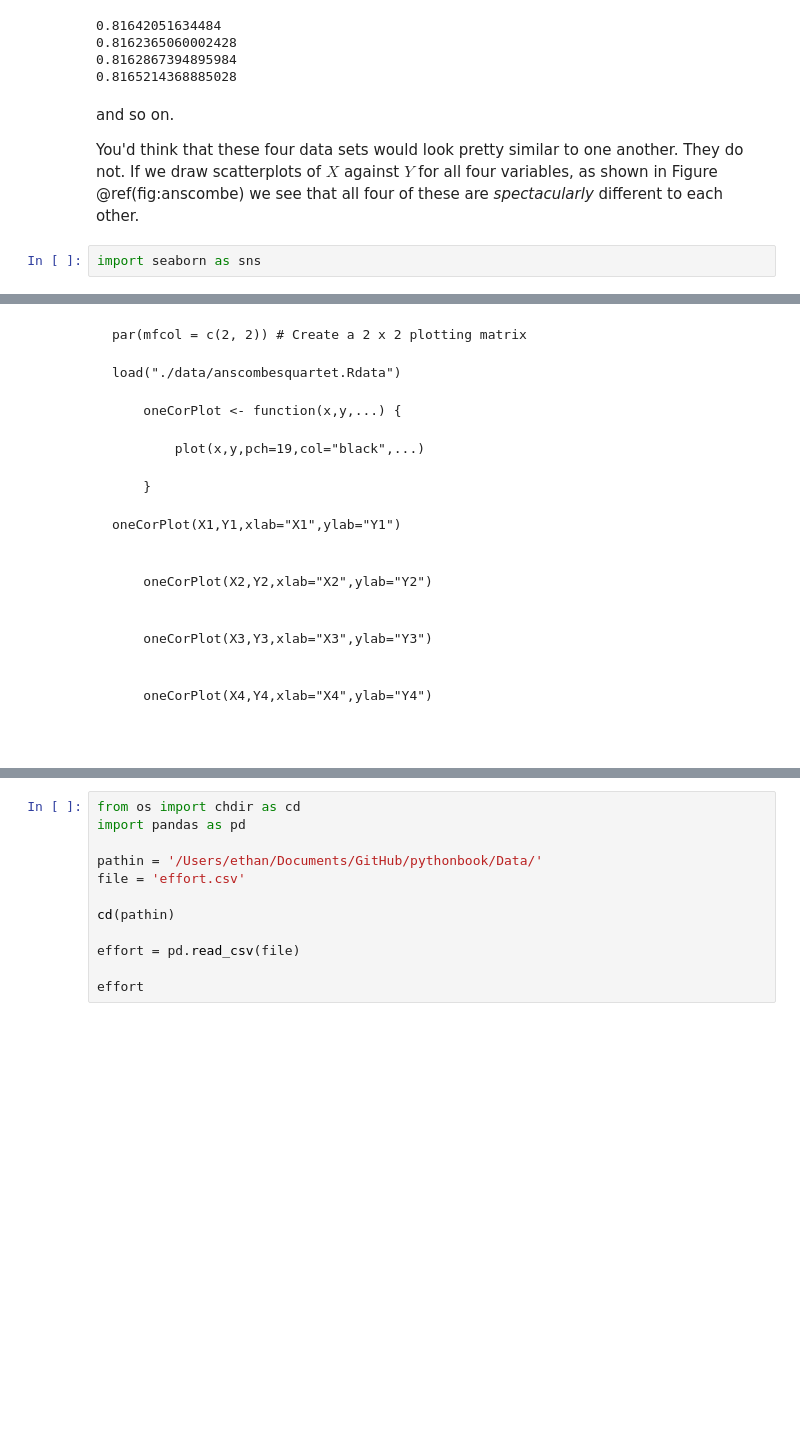
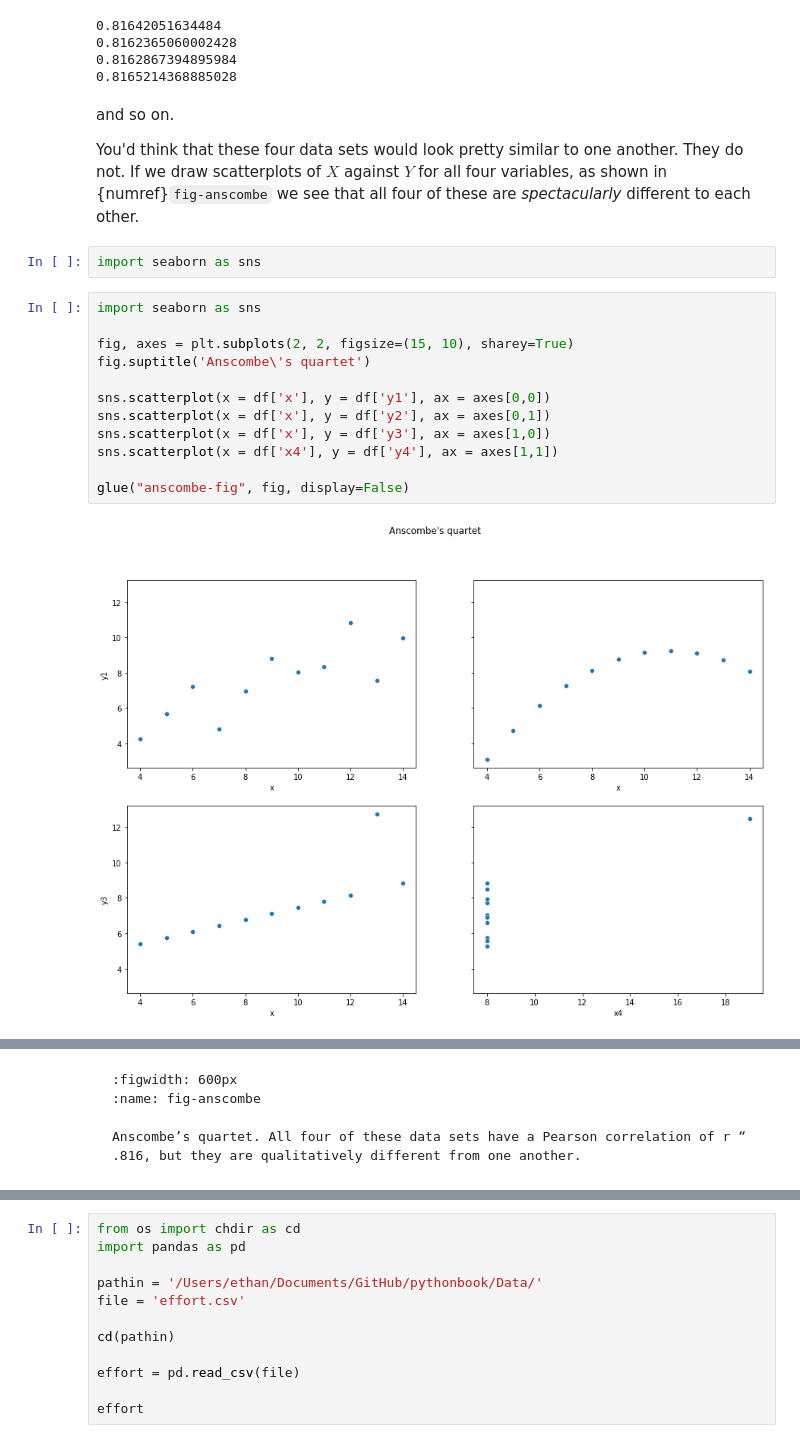
Before and after one commit to ethanweed/pythonbook, a Jupyter notebook: Book/_build/jupyter_execute/03.01-descriptives.ipynb, the cells around one changed output, grey strips where cells are left out. Saved outputs shown, nothing was run; the diff lists cells and outputs as text; blank space fills up the shorter version.

````diff
--- a/Book/_build/jupyter_execute/03.01-descriptives.ipynb
+++ b/Book/_build/jupyter_execute/03.01-descriptives.ipynb
@@ -1136,6 +1135,20 @@ print(df['x4'].corr(df['y4']))
 # %% [markdown]
 and so on.
 
-You'd think that these four data sets would look pretty similar to one another. They do not. If we draw scatterplots of $X$ against $Y$ for all four variables, as shown in Figure \@ref(fig:anscombe) we see that all four of these are *spectacularly* different to each other.
+You'd think that these four data sets would look pretty similar to one another. They do not. If we draw scatterplots of $X$ against $Y$ for all four variables, as shown in {numref}`fig-anscombe` we see that all four of these are *spectacularly* different to each other.
 # %%
 import seaborn as sns
+# %%
+import seaborn as sns
+
+fig, axes = plt.subplots(2, 2, figsize=(15, 10), sharey=True)
+fig.suptitle('Anscombe\'s quartet')
+
+sns.scatterplot(x = df['x'], y = df['y1'], ax = axes[0,0])
+sns.scatterplot(x = df['x'], y = df['y2'], ax = axes[0,1])
+sns.scatterplot(x = df['x'], y = df['y3'], ax = axes[1,0])
+sns.scatterplot(x = df['x4'], y = df['y4'], ax = axes[1,1])
+
+glue("anscombe-fig", fig, display=False)
+# %% [output]
+[figure, added]
@@ -1142,25 +1156,7 @@ import seaborn as sns
 # %% [markdown]
-```{r anscombe, echo=FALSE, fig.cap="Anscombe's quartet. All four of these data sets have a Pearson correlation of $r = .816$, but they are qualitatively different from one another."}
-par(mfcol = c(2, 2)) # Create a 2 x 2 plotting matrix
+```{glue:figure} anscombe-fig
+:figwidth: 600px
+:name: fig-anscombe
 
-load("./data/anscombesquartet.Rdata")
-
-	oneCorPlot <- function(x,y,...) {
-
-		plot(x,y,pch=19,col="black",...)
-
-	}
-
-oneCorPlot(X1,Y1,xlab="X1",ylab="Y1")
-
-
-	oneCorPlot(X2,Y2,xlab="X2",ylab="Y2")
-
-
-	oneCorPlot(X3,Y3,xlab="X3",ylab="Y3")
-
-
-	oneCorPlot(X4,Y4,xlab="X4",ylab="Y4")
-
-
+Anscombe’s quartet. All four of these data sets have a Pearson correlation of r “ .816, but they are qualitatively different from one another.
 ```
````
Also changed, not shown: parts of 48 cells of this notebook, 37 other files.
